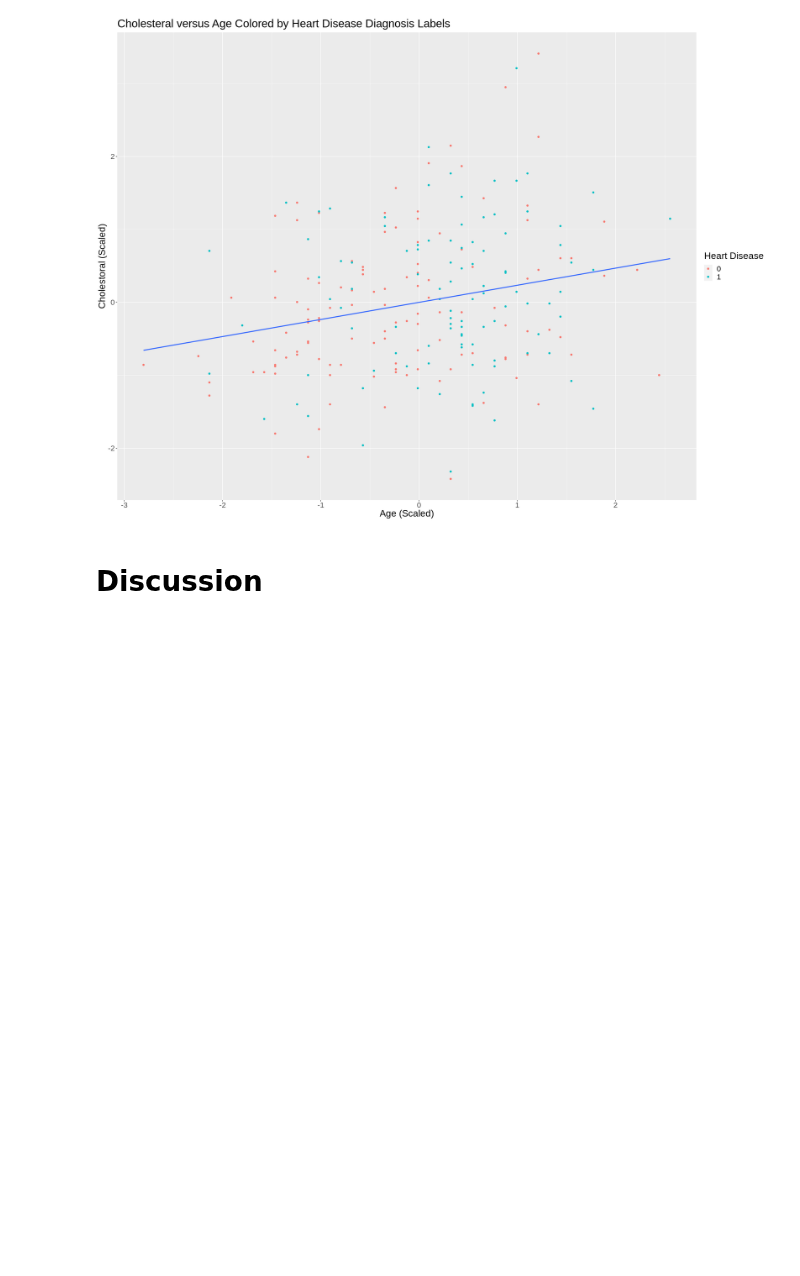
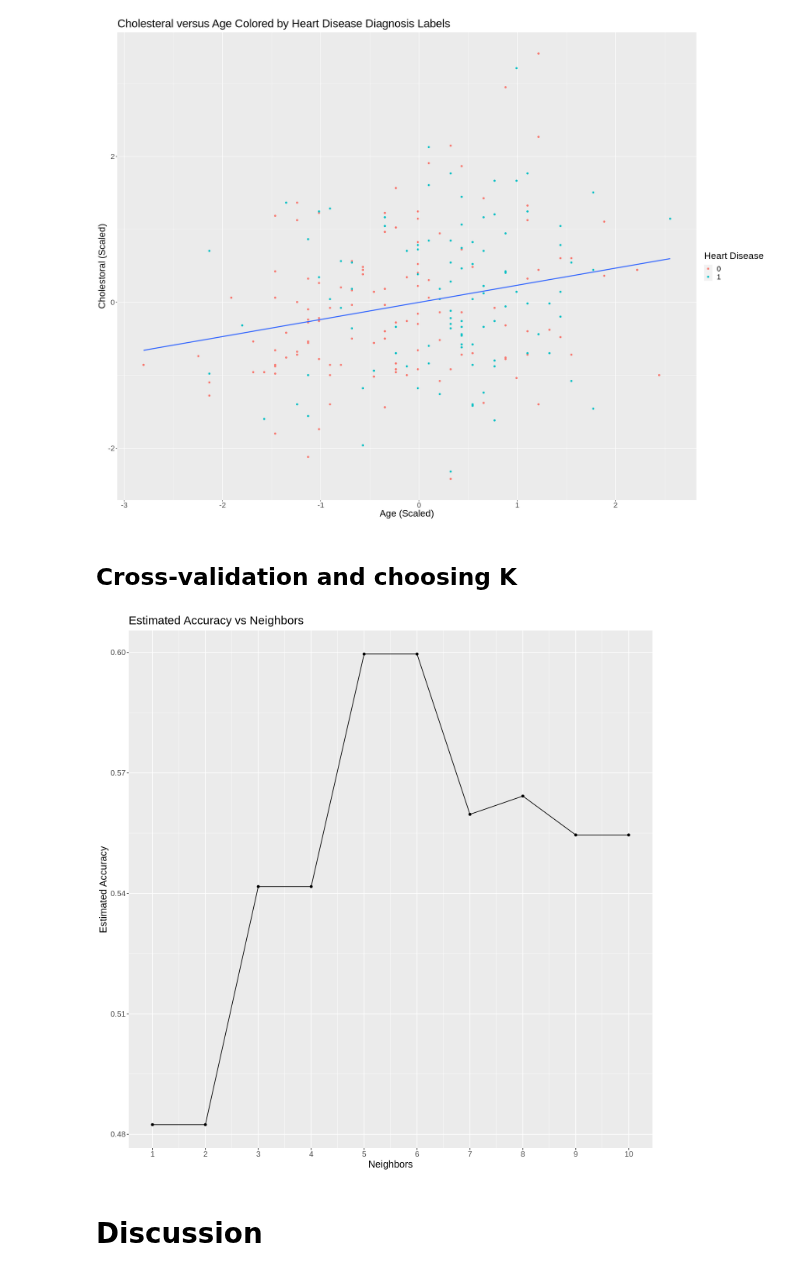
Before and after one commit to aChipmunka/dsci100_2023s1_group21, a Jupyter notebook: project/group_project_report.ipynb, the cells around one changed output. Cells and saved outputs as stored; diff of their text form; code cells hidden in the pictures; blank space fills up the shorter version.

Commit message:
Completed cross-validation to pick K value code

```diff
--- a/project/group_project_report.ipynb
+++ b/project/group_project_report.ipynb
@@ -95,5 +112,41 @@ age_cholestoral_disease_plot
 # %% [output]
 `geom_smooth()` using formula 'y ~ x'
 [figure]
+# %% [markdown]
+## Cross-validation and choosing K
+# %%
+#Cross-validation
+set.seed(2023)
+
+gridvals <- tibble(neighbors = seq(from = 1, to = 10, by = 1))
+
+cleveland_vfold <- vfold_cv(cleveland_train, v = 10, strata = condition)
+
+knn_tune <- nearest_neighbor(weight_func = "rectangular", neighbors = tune())|>
+    set_engine("kknn")|>
+    set_mode("classification")
+
+knn_results <- workflow()|>
+    add_recipe(cleveland_recipe)|>
+    add_model(knn_tune)|>
+    tune_grid(resamples = cleveland_vfold, grid = gridvals)|>
+    collect_metrics()
+
+#Creating plot of estimated accuracy vs neighbors
+options(repr.plot.width=12, repr.plot.height=12)
+
+accuracy_vs_k_plot <- knn_results|>
+    filter(.metric == "accuracy")|>
+    ggplot(aes(x = neighbors, y = mean))+
+    geom_point()+
+    geom_line()+
+    labs(x = "Neighbors", y = "Estimated Accuracy")+
+    scale_x_continuous(breaks = pull(gridvals))+
+    ggtitle("Estimated Accuracy vs Neighbors")+
+    theme(text = element_text(size = 15))
+
+accuracy_vs_k_plot
+# %% [output]
+[figure, added]
 # %% [markdown]
 # Discussion
```
Also changed, not shown: parts of 2 cells of this notebook.
